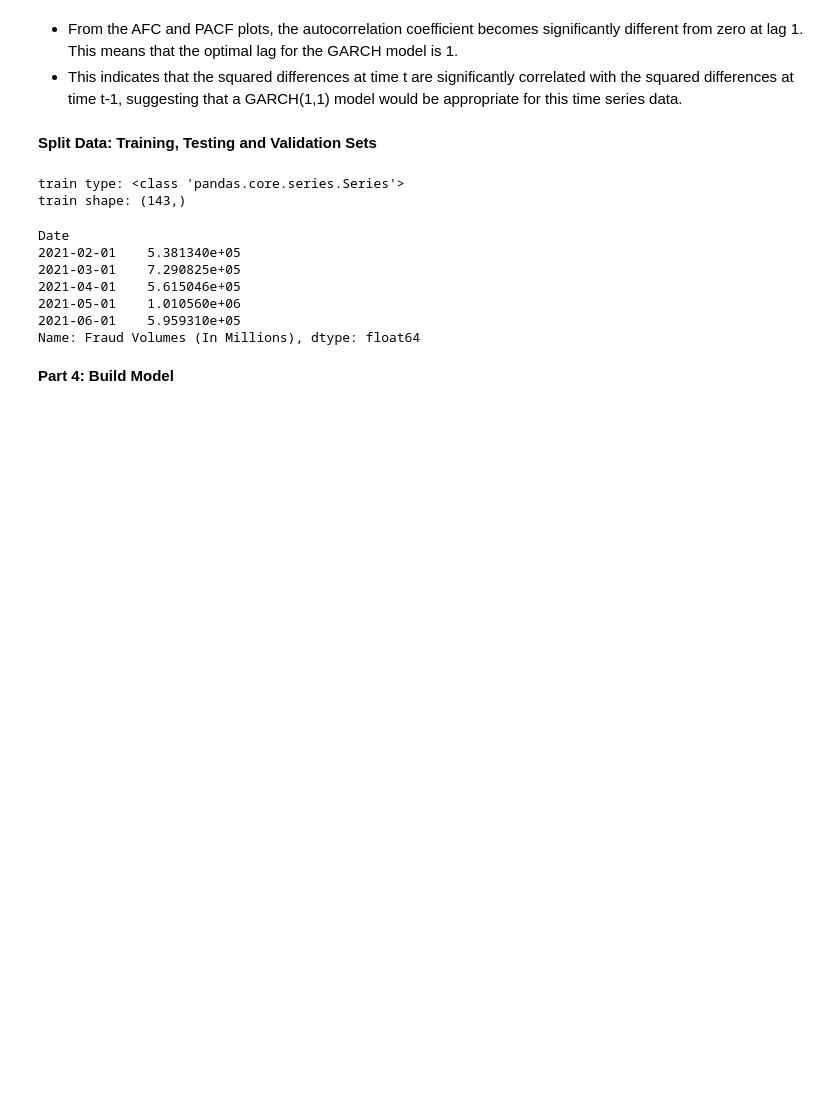
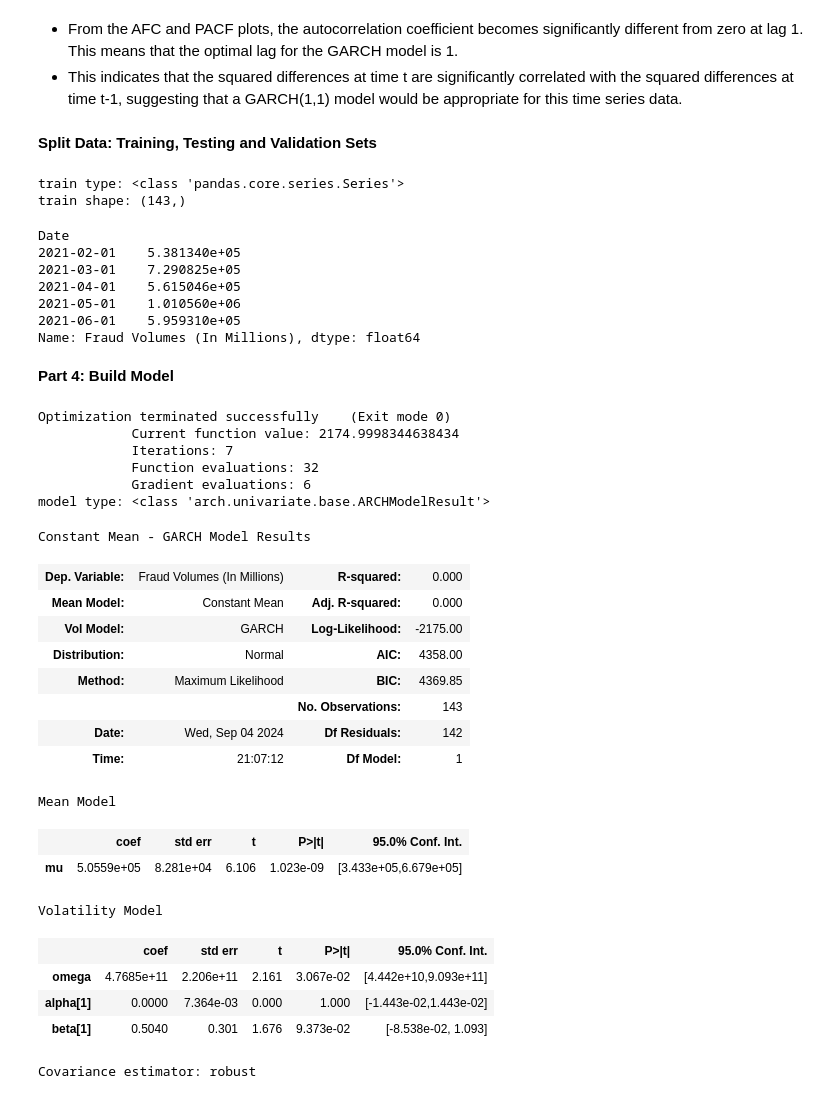
Before and after one commit to micahondiwa/fraud_volumes_detection, a Jupyter notebook: fraud-volume_forecast_garch.ipynb, the cells around one changed output. Cells and saved outputs as stored; diff of their text form; code cells hidden in the pictures; blank space fills up the shorter version.

Commit message:
Garch model

```diff
--- a/fraud-volume_forecast_garch.ipynb
+++ b/fraud-volume_forecast_garch.ipynb
@@ -372,3 +372,39 @@ Date
 Name: Fraud Volumes (In Millions), dtype: float64
 # %% [markdown]
 **Part 4: Build Model**
+# %%
+# Build and train model
+model = arch_model(
+    train_set ,
+    p=1,
+    q=1,
+    rescale=False).fit(0)
+print("model type:", type(model))
+
+# Show model summary
+model.summary()
+# %% [output]
+Optimization terminated successfully    (Exit mode 0)
+            Current function value: 2174.9998344638434
+            Iterations: 7
+            Function evaluations: 32
+            Gradient evaluations: 6
+model type: <class 'arch.univariate.base.ARCHModelResult'>
+Constant Mean - GARCH Model Results
+| Dep. Variable: | Fraud Volumes (In Millions) | R-squared: | 0.000 |
+| Mean Model: | Constant Mean | Adj. R-squared: | 0.000 |
+| Vol Model: | GARCH | Log-Likelihood: | -2175.00 |
+| Distribution: | Normal | AIC: | 4358.00 |
+| Method: | Maximum Likelihood | BIC: | 4369.85 |
+|  |  | No. Observations: | 143 |
+| Date: | Wed, Sep 04 2024 | Df Residuals: | 142 |
+| Time: | 21:07:12 | Df Model: | 1 |
+Mean Model
+|  | coef | std err | t | P>|t| | 95.0% Conf. Int. |
+| mu | 5.0559e+05 | 8.281e+04 | 6.106 | 1.023e-09 | [3.433e+05,6.679e+05] |
+Volatility Model
+|  | coef | std err | t | P>|t| | 95.0% Conf. Int. |
+| omega | 4.7685e+11 | 2.206e+11 | 2.161 | 3.067e-02 | [4.442e+10,9.093e+11] |
+| alpha[1] | 0.0000 | 7.364e-03 | 0.000 | 1.000 | [-1.443e-02,1.443e-02] |
+| beta[1] | 0.5040 | 0.301 | 1.676 | 9.373e-02 | [-8.538e-02, 1.093] |
+Covariance estimator: robust
```
